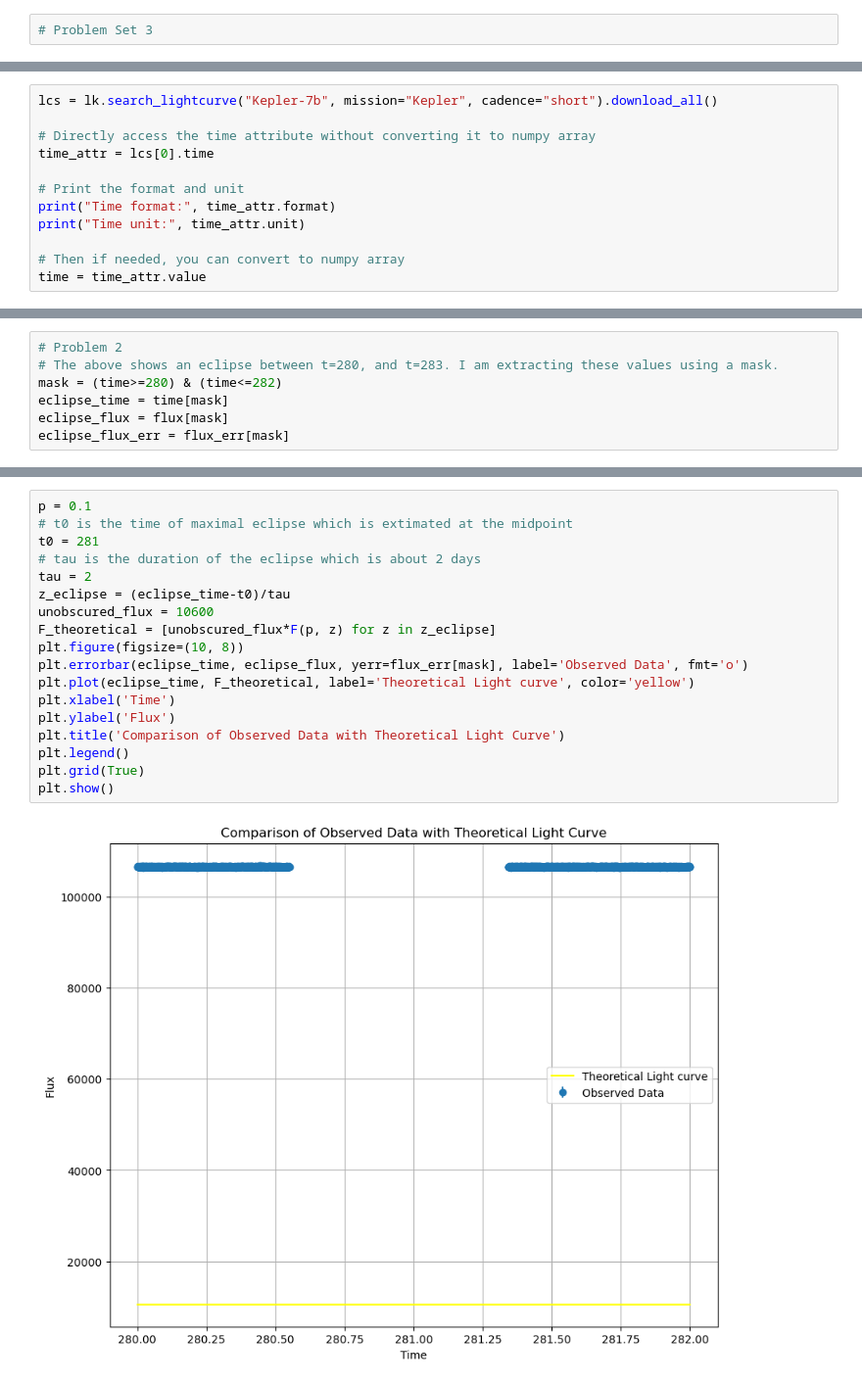
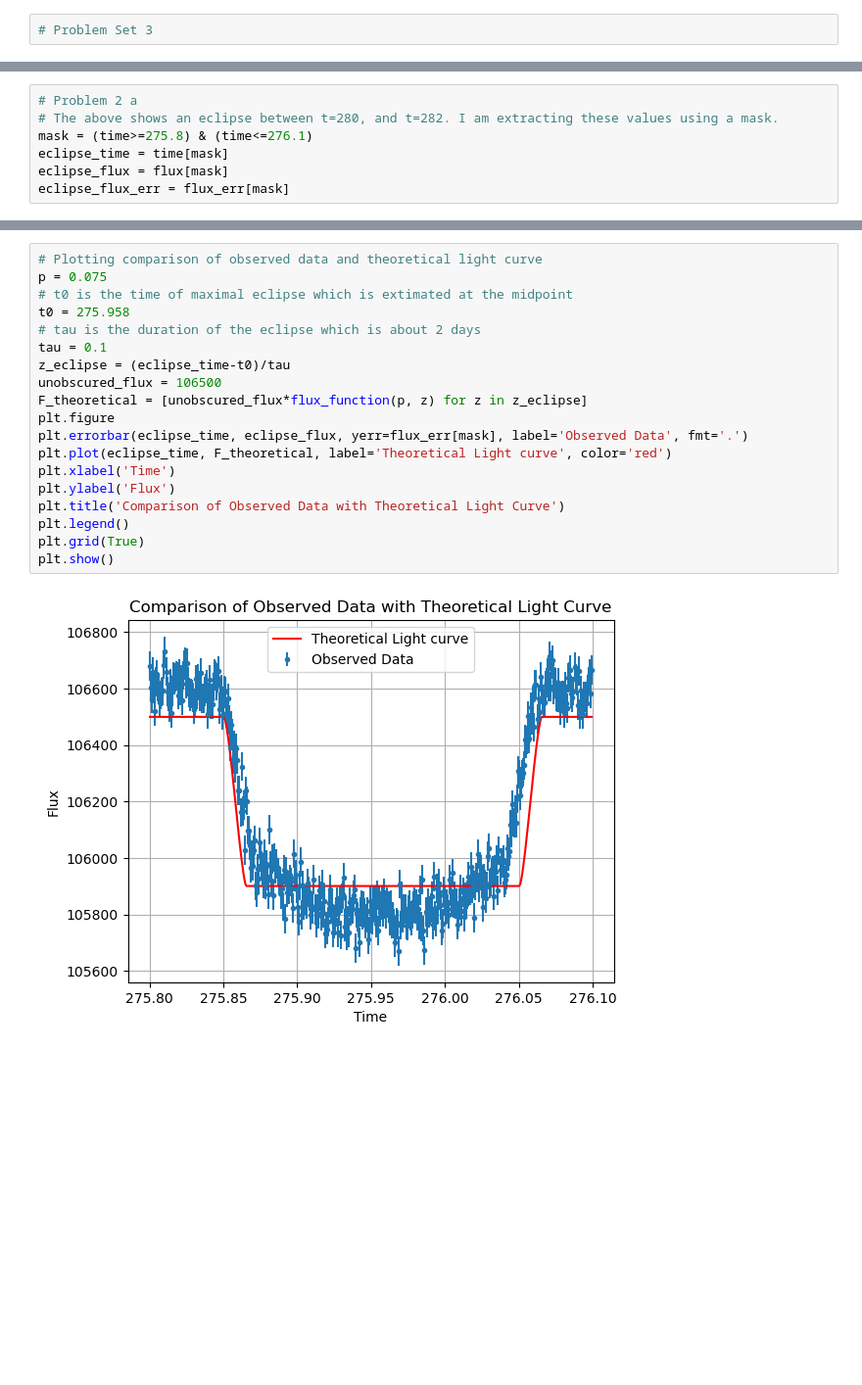
Before and after one commit to Columbia-Astronomy-4260/astr-4260-Juliahaynes777, a Jupyter notebook: PS3/PS3.ipynb, the cells around one changed output, grey strips where cells are left out. Shown: that part at 98% size. Cells and saved outputs as stored; diff of their text form; blank space fills up the shorter version.

Commit message:
Problem 3

```diff
--- a/PS3/PS3.ipynb
+++ b/PS3/PS3.ipynb
@@ -34,12 +38,0 @@ flux_err = np.array(lcs[0].flux_err.value.data) # get the error in the flux
-# %%
-lcs = lk.search_lightcurve("Kepler-7b", mission="Kepler", cadence="short").download_all()
-
-# Directly access the time attribute without converting it to numpy array
-time_attr = lcs[0].time
-
-# Print the format and unit
-print("Time format:", time_attr.format)
-print("Time unit:", time_attr.unit)
-
-# Then if needed, you can convert to numpy array
-time = time_attr.value
@@ -84,7 +104,7 @@ plt.show()
 # %%
-# Problem 2
-# The above shows an eclipse between t=280, and t=283. I am extracting these values using a mask.
-mask = (time>=280) & (time<=282)
+# Problem 2 a
+# The above shows an eclipse between t=280, and t=282. I am extracting these values using a mask.
+mask = (time>=275.8) & (time<=276.1)
 eclipse_time = time[mask]
 eclipse_flux = flux[mask]
 eclipse_flux_err = flux_err[mask]
@@ -123,20 +140,21 @@ def F(p, z):
 # %%
-p = 0.1
+# Plotting comparison of observed data and theoretical light curve
+p = 0.075
 # t0 is the time of maximal eclipse which is extimated at the midpoint
-t0 = 281
+t0 = 275.958
 # tau is the duration of the eclipse which is about 2 days
-tau = 2
+tau = 0.1
 z_eclipse = (eclipse_time-t0)/tau
-unobscured_flux = 10600
-F_theoretical = [unobscured_flux*F(p, z) for z in z_eclipse]
-plt.figure(figsize=(10, 8))
-plt.errorbar(eclipse_time, eclipse_flux, yerr=flux_err[mask], label='Observed Data', fmt='o')
-plt.plot(eclipse_time, F_theoretical, label='Theoretical Light curve', color='yellow')
+unobscured_flux = 106500
+F_theoretical = [unobscured_flux*flux_function(p, z) for z in z_eclipse]
+plt.figure
+plt.errorbar(eclipse_time, eclipse_flux, yerr=flux_err[mask], label='Observed Data', fmt='.')
+plt.plot(eclipse_time, F_theoretical, label='Theoretical Light curve', color='red')
 plt.xlabel('Time')
 plt.ylabel('Flux')
 plt.title('Comparison of Observed Data with Theoretical Light Curve')
 plt.legend()
 plt.grid(True)
 plt.show()
 # %% [output]
-[figure, old version]
+[figure, new version]
```
Also changed, not shown: parts of 18 cells of this notebook.
